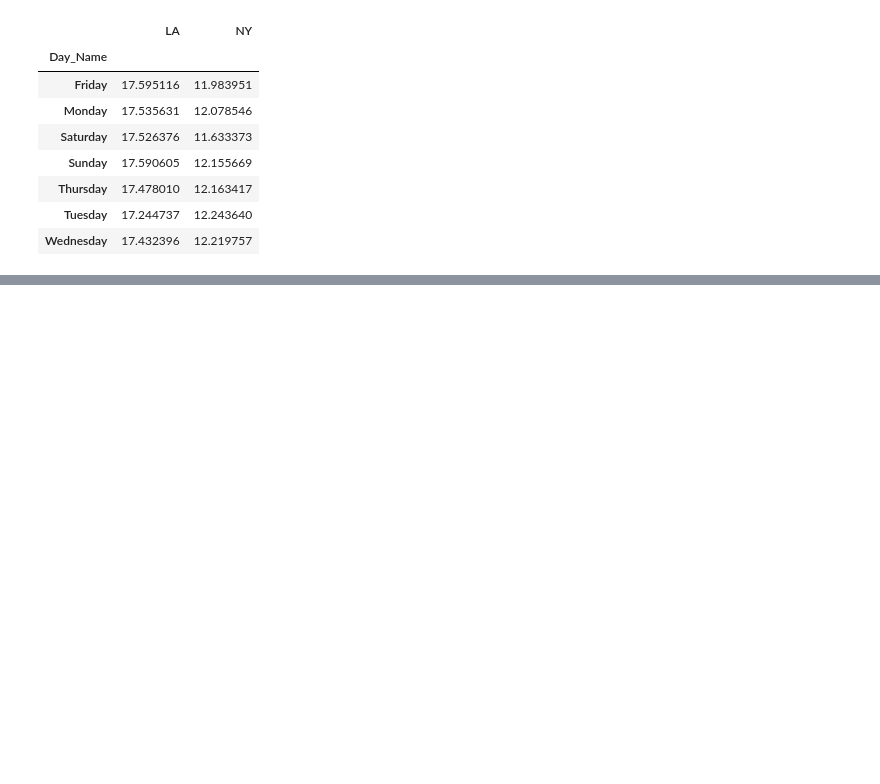
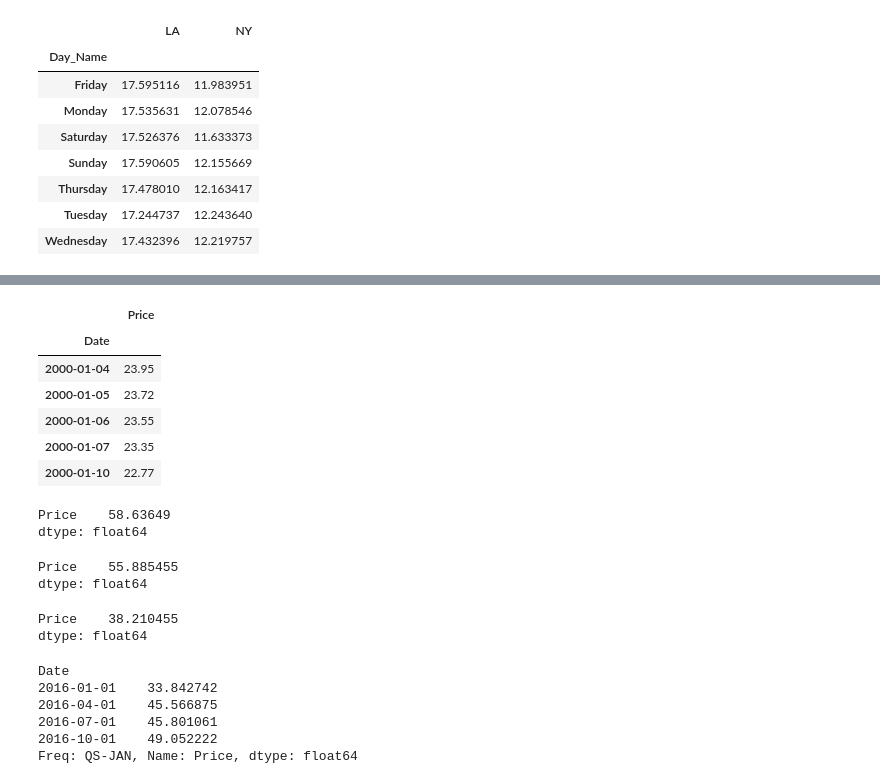
Before and after one commit to mohamedeld/Exploratory-Data-Analysis-using-Python, a Jupyter notebook: timeseries.ipynb, the cells around one changed output, grey strips where cells are left out. Cells and saved outputs as stored; diff of their text form; code cells hidden in the pictures; blank space fills up the shorter version.

```diff
--- a/timeseries.ipynb
+++ b/timeseries.ipynb
@@ -173,0 +275,34 @@ temps.groupby("Day_Name").mean()
+# %%
+brent.head()
+# %% [output]
+|  | Price |
+| Date |  |
+| 2000-01-04 | 23.95 |
+| 2000-01-05 | 23.72 |
+| 2000-01-06 | 23.55 |
+| 2000-01-07 | 23.35 |
+| 2000-01-10 | 22.77 |
+# %%
+brent.loc['1-1-2017':'30-1-2018',].mean()
+# %% [output]
+Price    58.63649
+dtype: float64
+# %%
+brent.loc['3-2015'].mean()
+# %% [output]
+Price    55.885455
+dtype: float64
+# %%
+brent.loc['3-2016'].mean()
+# %% [output]
+Price    38.210455
+dtype: float64
+# %%
+brent.loc['2016','Price'].resample('QS').mean()
+# %% [output]
+Date
+2016-01-01    33.842742
+2016-04-01    45.566875
+2016-07-01    45.801061
+2016-10-01    49.052222
+Freq: QS-JAN, Name: Price, dtype: float64
```
Also changed, not shown: parts of 12 cells of this notebook.
